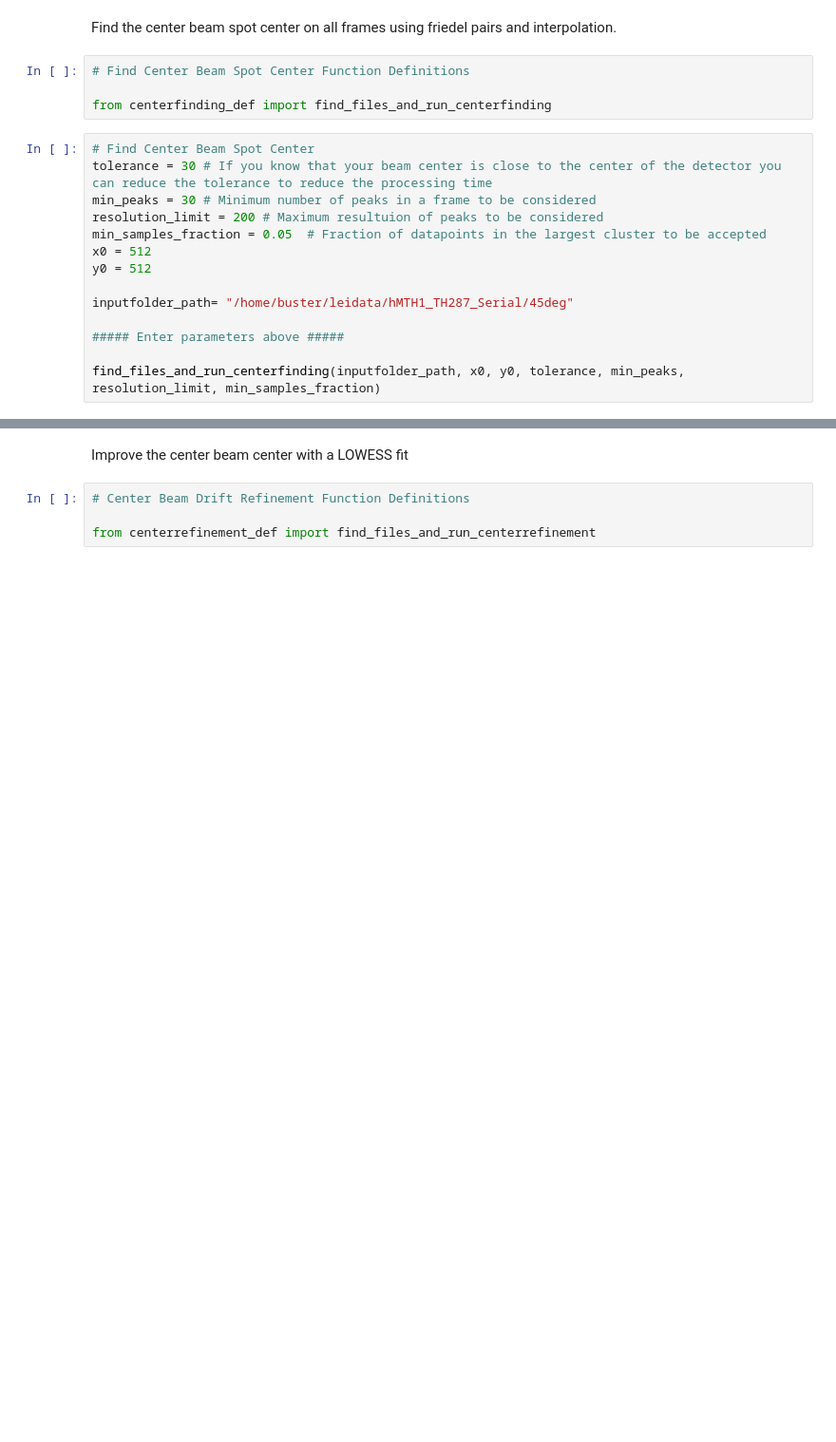
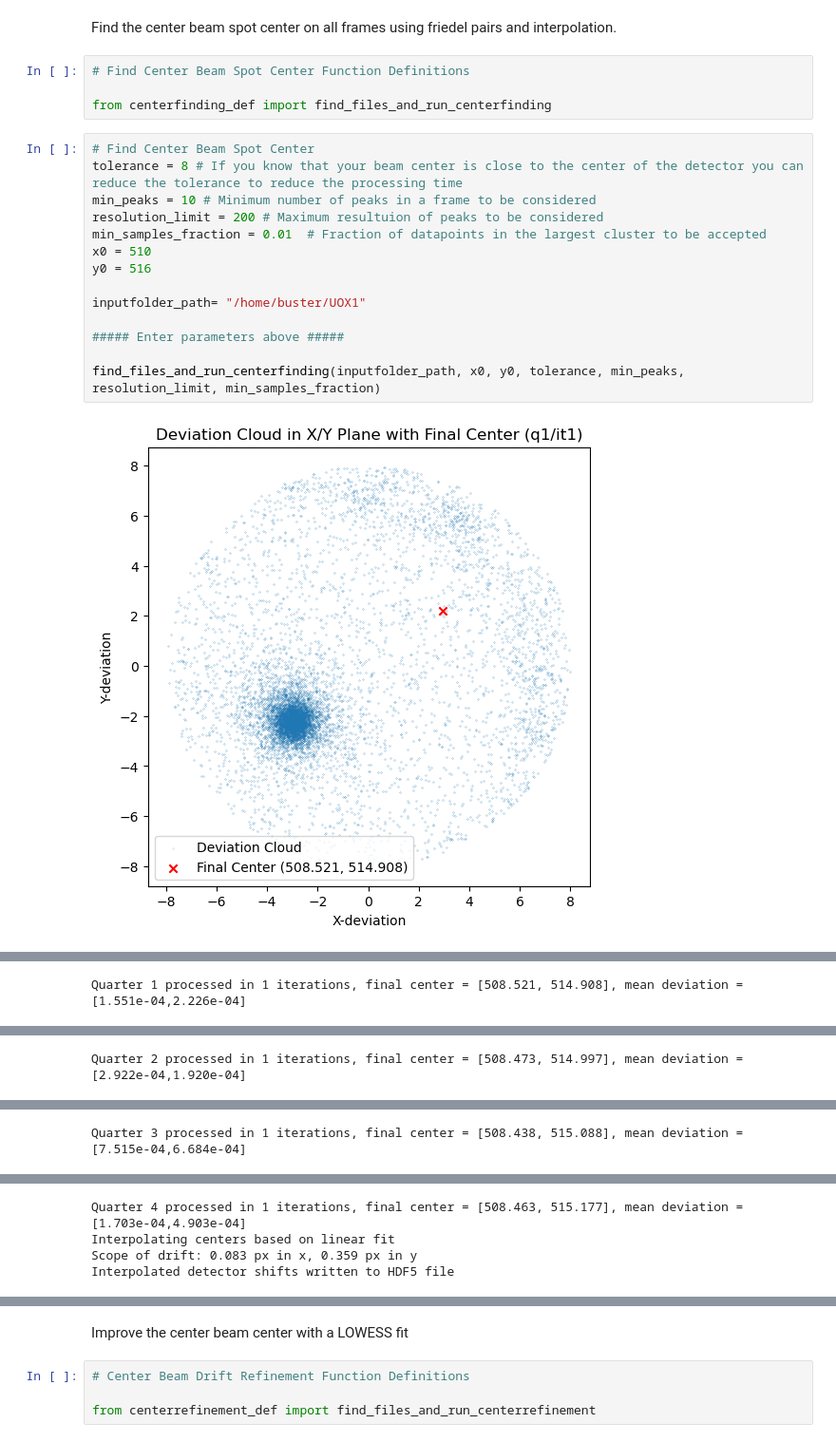
Before and after one commit to bstrb/BKinD, a Jupyter notebook: SSED/SSED_FULL/SSED_FULL.ipynb, the cells around one changed output, grey strips where cells are left out. Shown at 95% size. Cells and saved outputs as stored; diff of their text form; blank space fills up the shorter version.

```diff
--- a/SSED/SSED_FULL/SSED_FULL.ipynb
+++ b/SSED/SSED_FULL/SSED_FULL.ipynb
@@ -67,15 +59,17 @@ Find the center beam spot center on all frames using friedel pairs and  interpol
 from centerfinding_def import find_files_and_run_centerfinding
 # %%
 # Find Center Beam Spot Center
-tolerance = 30 # If you know that your beam center is close to the center of the detector you can reduce the tolerance to reduce the processing time
-min_peaks = 30 # Minimum number of peaks in a frame to be considered
+tolerance = 8 # If you know that your beam center is close to the center of the detector you can reduce the tolerance to reduce the processing time
+min_peaks = 10 # Minimum number of peaks in a frame to be considered
 resolution_limit = 200 # Maximum resultuion of peaks to be considered
-min_samples_fraction = 0.05  # Fraction of datapoints in the largest cluster to be accepted
-x0 = 512
-y0 = 512
+min_samples_fraction = 0.01  # Fraction of datapoints in the largest cluster to be accepted
+x0 = 510
+y0 = 516
 
-inputfolder_path= "/home/buster/leidata/hMTH1_TH287_Serial/45deg"
+inputfolder_path= "/home/buster/UOX1"
 
 ##### Enter parameters above #####
 
 find_files_and_run_centerfinding(inputfolder_path, x0, y0, tolerance, min_peaks, resolution_limit, min_samples_fraction)
+# %% [output]
+[figure, added]
@@ -81,0 +77 @@ find_files_and_run_centerfinding(inputfolder_path, x0, y0, tolerance, min_peaks,
+Quarter 1 processed in 1 iterations, final center = [508.521, 514.908], mean deviation = [1.551e-04,2.226e-04]
@@ -81,0 +80 @@ find_files_and_run_centerfinding(inputfolder_path, x0, y0, tolerance, min_peaks,
+Quarter 2 processed in 1 iterations, final center = [508.473, 514.997], mean deviation = [2.922e-04,1.920e-04]
@@ -81,0 +83 @@ find_files_and_run_centerfinding(inputfolder_path, x0, y0, tolerance, min_peaks,
+Quarter 3 processed in 1 iterations, final center = [508.438, 515.088], mean deviation = [7.515e-04,6.684e-04]
@@ -81,0 +86,4 @@ find_files_and_run_centerfinding(inputfolder_path, x0, y0, tolerance, min_peaks,
+Quarter 4 processed in 1 iterations, final center = [508.463, 515.177], mean deviation = [1.703e-04,4.903e-04]
+Interpolating centers based on linear fit
+Scope of drift: 0.083 px in x, 0.359 px in y
+Interpolated detector shifts written to HDF5 file
```
Also changed, not shown: parts of 6 cells of this notebook, 18 other files.
